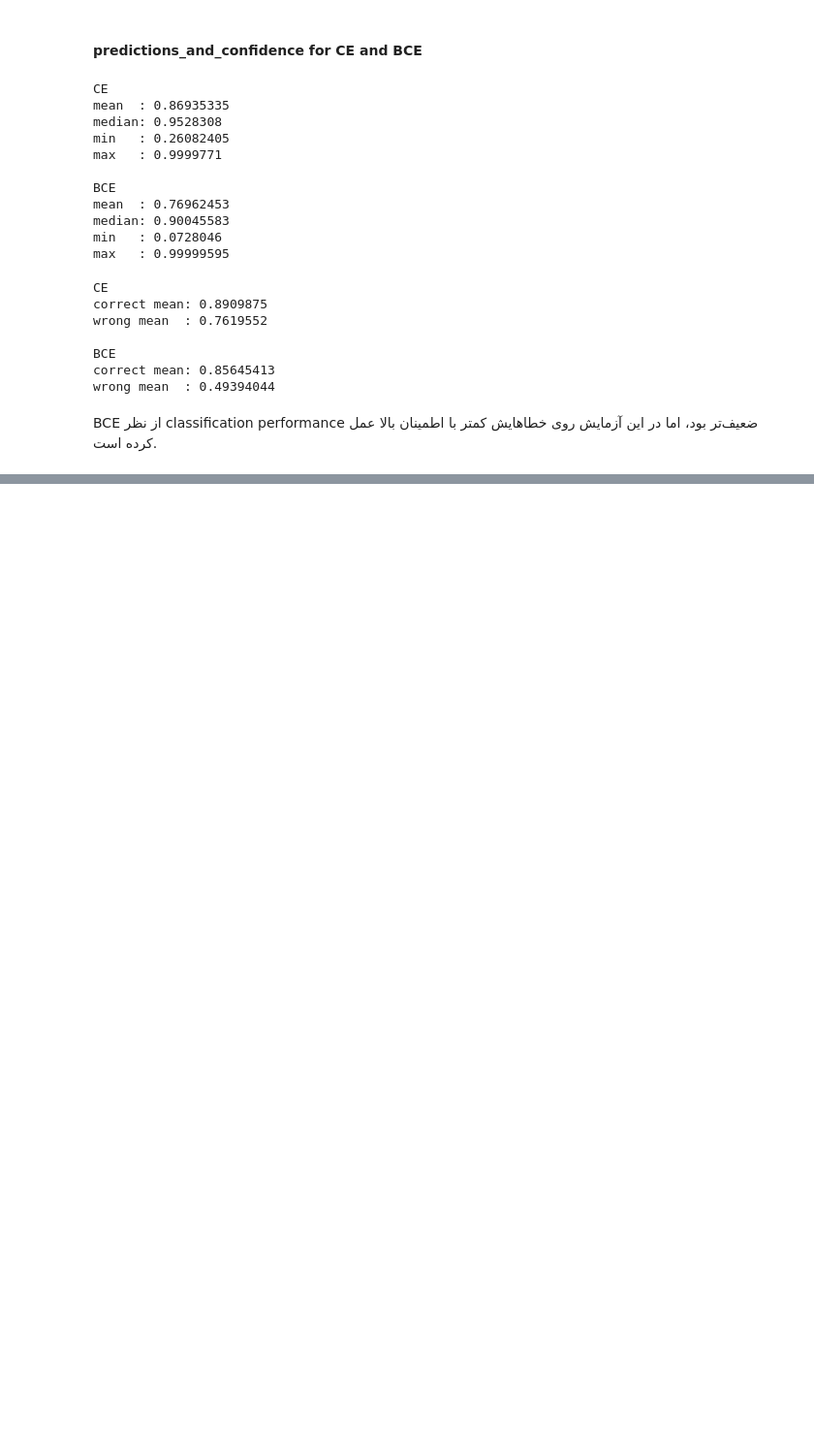
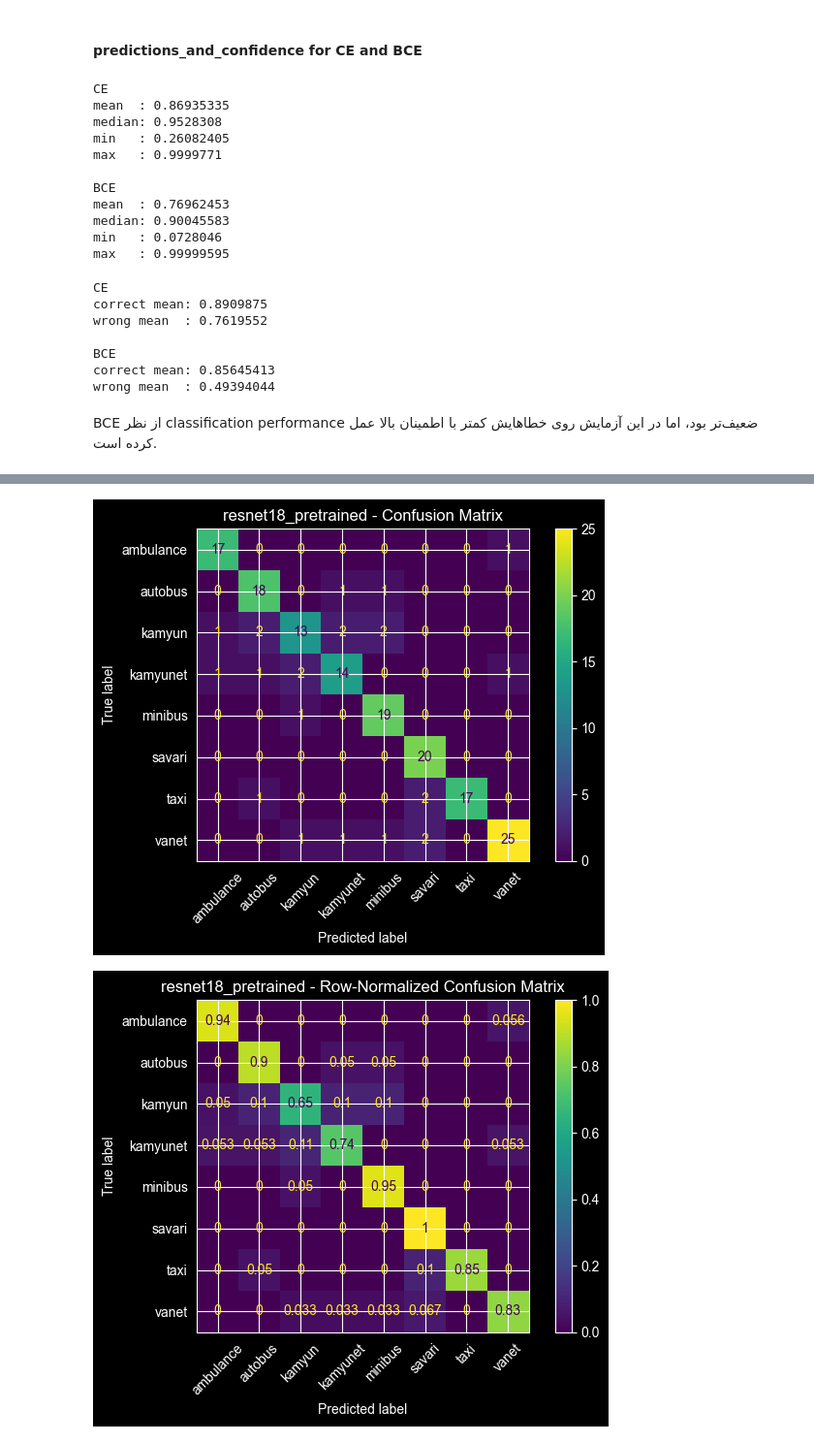
Before and after one commit to mohammad-azim-basiri/Traffic-Vehicle-Classification, a Jupyter notebook: src/evaluation.ipynb, the cells around one changed output, grey strips where cells are left out. Shown at 97% size. Drawn from its saved outputs; the diff is of its cells as text; code cells hidden in the pictures; blank space fills up the shorter version.

Commit message:
feat:evaluate resnet18 pretrained model and calculate metrics.

```diff
--- a/src/evaluation.ipynb
+++ b/src/evaluation.ipynb
@@ -898,0 +901,19 @@ wrong mean  : 0.49394044
+# %%
+best_resnet_model = resnet18_model(
+    num_classes=8
+).to(device)
+state_dict = torch.load(
+    "../results/saved/resnet18_pretrained.pt",
+    map_location=device
+)
+best_resnet_model.load_state_dict(state_dict)
+best_resnet_model.eval()
+y_true_res_pre , y_pred_res_pre = evaluate_model(
+    best_resnet_model,
+    val_loader_resnet,
+    device=device
+)
+res_pre_metrics = calculate_classification_metrics(
+    y_true_res_pre,
+    y_pred_res_pre
+)
@@ -898,0 +941,11 @@ wrong mean  : 0.49394044
+# %%
+cm_res_pre , cm_res_pre = plot_confusion_matrices(
+    y_true_res_pre,
+    y_pred_res_pre,
+    classes=classes,
+    experiment_name="resnet18_pretrained",
+    output_dir="../results/img",
+)
+# %% [output]
+[figure, added]
+[figure, added]
```
Also changed, not shown: parts of 4 cells of this notebook.
